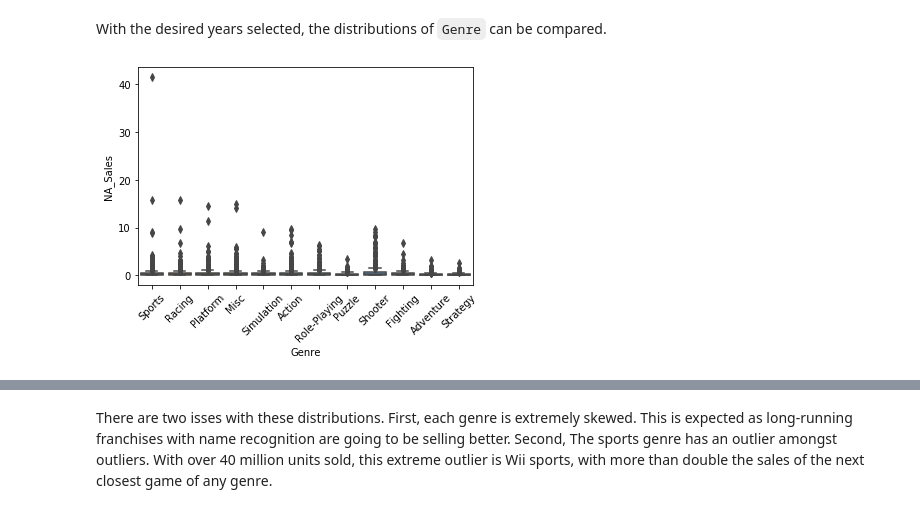
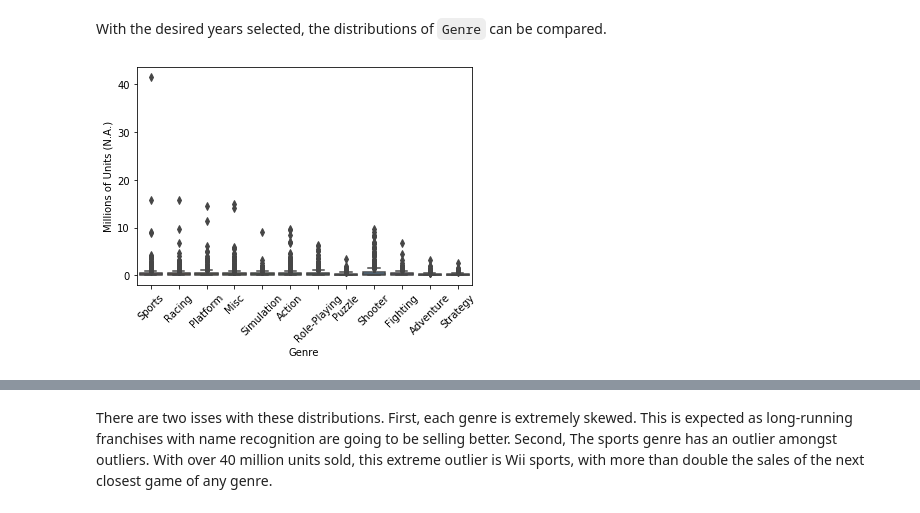
Before and after one commit to DJGump/game_sales_analysis, a Jupyter notebook: vg_sales_analysis_testing_dgump.ipynb, the cells around one changed output, grey strips where cells are left out. Saved outputs shown, nothing was run; the diff lists cells and outputs as text; code cells hidden in the pictures.

```diff
--- a/vg_sales_analysis_testing_dgump.ipynb
+++ b/vg_sales_analysis_testing_dgump.ipynb
@@ -206,10 +206,11 @@ Name: decade, dtype: int64
 With the desired years selected, the distributions of `Genre` can be compared.
 # %%
 boxplots = sns.boxplot("Genre", "NA_Sales", data=vg_00_10)
+boxplots.set(ylabel="Millions of Units (N.A.)")
 boxplots.set_xticklabels(boxplots.get_xticklabels(), rotation=45)
 plt.show()
 # %% [output]
-[figure, old version]
+[figure, new version]
 [interactive output not drawn]
 # %% [markdown]
 There are two isses with these distributions. First, each genre is extremely skewed. This is expected as long-running franchises with name recognition are going to be selling better. Second, The sports genre has an outlier amongst outliers. With over 40 million units sold, this extreme outlier is Wii sports, with more than double the sales of the next closest game of any genre.
```
Also changed, not shown: parts of 6 cells of this notebook.
